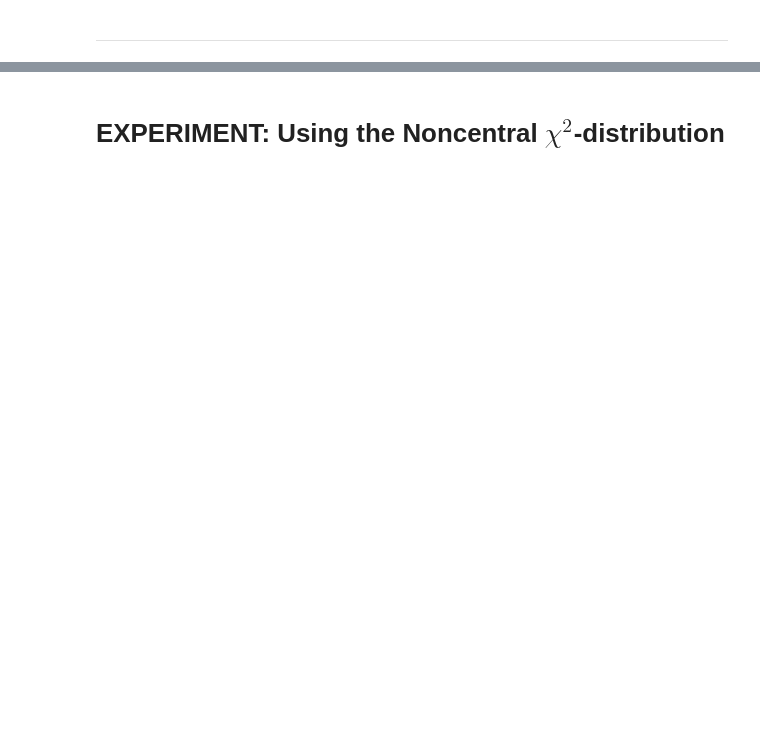
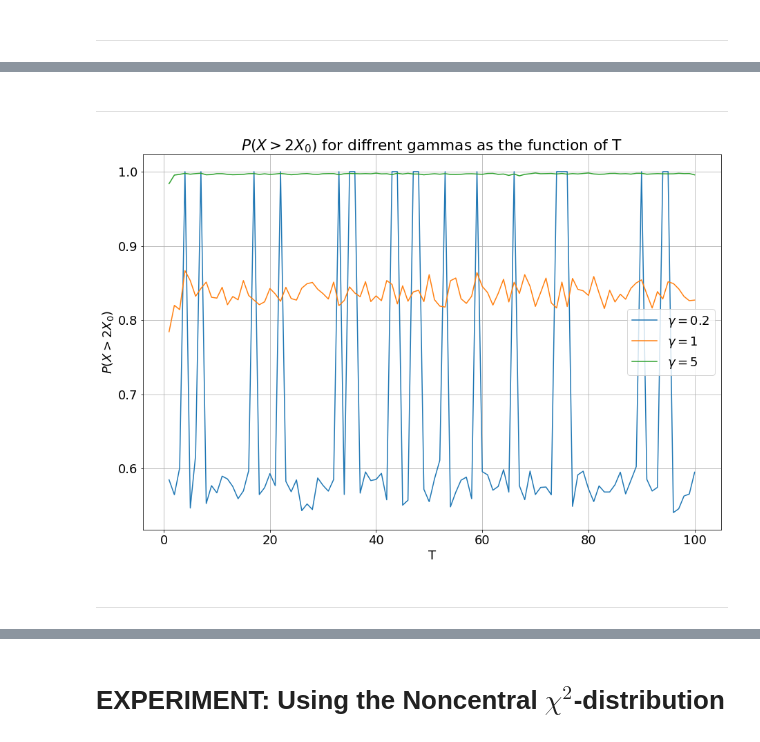
Before and after one commit to baskayj/Boundary-behavior-in-stochastic-differential-equations-used-in-Finance, a Jupyter notebook: Analyser.ipynb, the cells around one changed output, grey strips where cells are left out. Saved outputs shown, nothing was run; the diff lists cells and outputs as text; code cells hidden in the pictures; blank space fills up the shorter version.

```diff
--- a/Analyser.ipynb
+++ b/Analyser.ipynb
@@ -43,0 +86,29 @@ def Load(model,name,var_name):
+# %%
+for i in range(np.shape(P_2X0)[1]):
+  plt.figure()
+  plt.plot(var[0],P_2X0[:,i])
+  plt.show()
+# %% [markdown]
+---
+# %%
+plt.figure(figsize=(15,10))
+font = {'family' : 'normal',
+        'weight' : 'normal',
+        'size'   : 18}
+plt.rc('font', **font)
+
+
+for i in [0,5,10]:
+  plt.plot(np.linspace(1,100,num = 100),P_2X0[i,:], label = f"$\gamma = ${var[0][i]}")
+
+
+plt.title("$P(X>2X_0)$ for diffrent gammas as the function of T")
+plt.xlabel("T")
+plt.ylabel("$P(X>2X_0)$")
+plt.legend()
+plt.grid()
+plt.show()
+# %% [output]
+[figure, added]
+# %% [markdown]
+---
```
Also changed, not shown: parts of 37 cells of this notebook.
